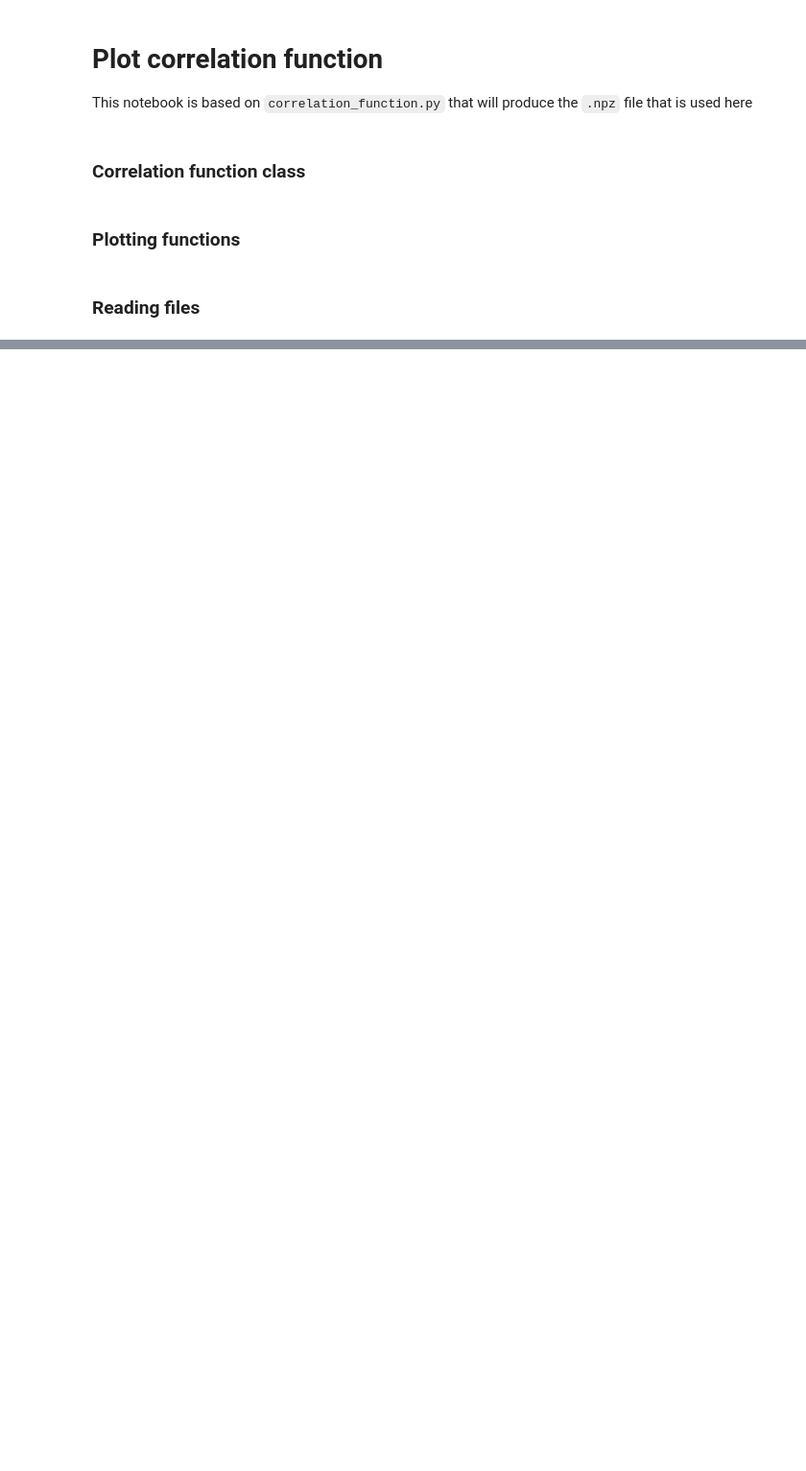
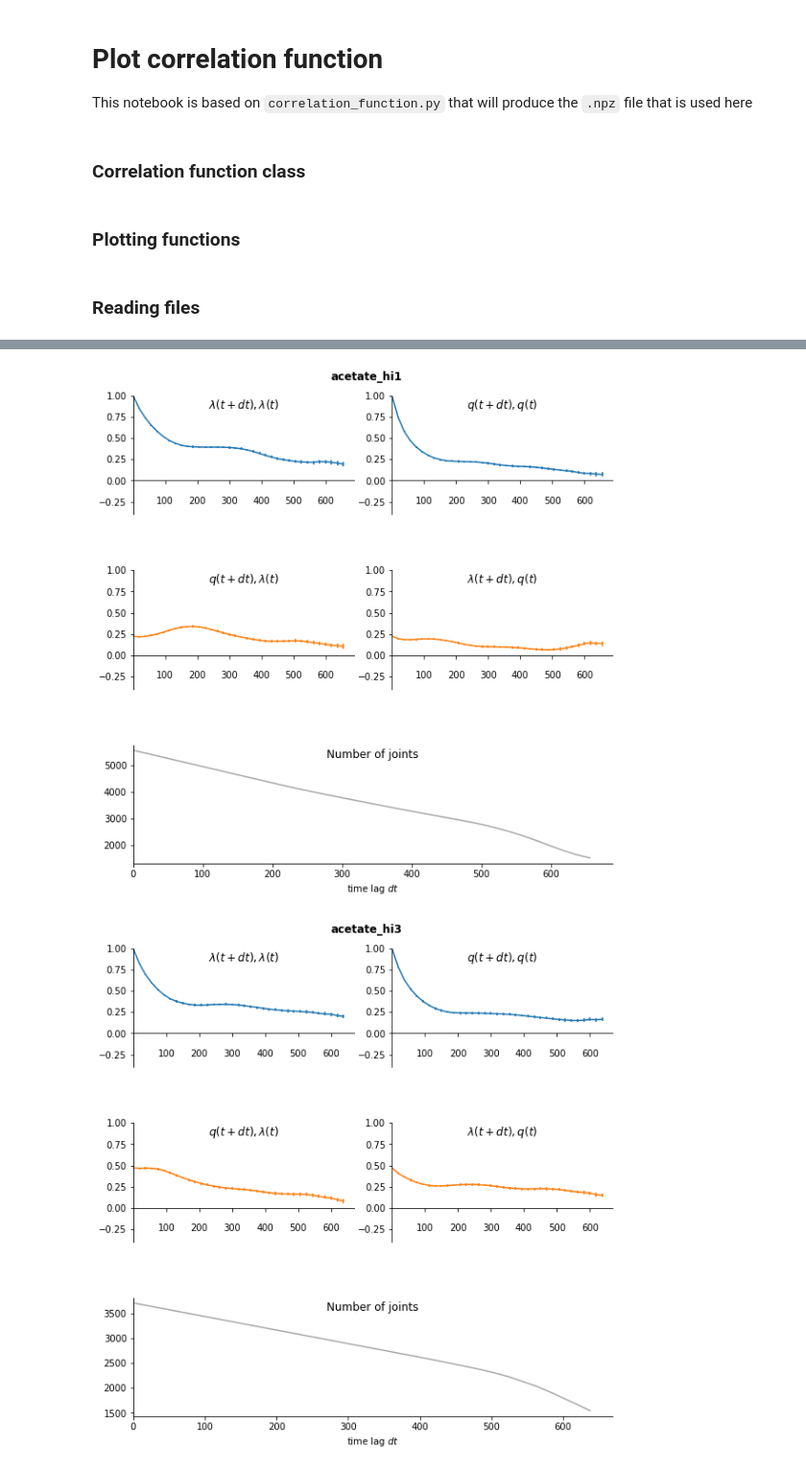
Before and after one commit to bjks/gfp_gaussian_process, a Jupyter notebook: python_src/plot_correlations_from_npz.ipynb, the cells around one changed output, grey strips where cells are left out. Shown at 96% size. Saved outputs shown, nothing was run; the diff lists cells and outputs as text; code cells hidden in the pictures; blank space fills up the shorter version.

```diff
--- a/python_src/plot_correlations_from_npz.ipynb
+++ b/python_src/plot_correlations_from_npz.ipynb
@@ -31,7 +31,7 @@ class Correlation_function:
         corr_naive = []
         corr_mle = []
         corr_mle_err = []
-        for c in copy.deepcopy(correlations):
+        for c in correlations:
             dt.append(c.dt)
             n.append(c.n)
 
@@ -40,12 +40,22 @@ class Correlation_function:
             corr_mle_err.append(c.corr_mle_err)
 
         # save as numpy arrays
-        self.dt = np.array(dt)
+        self.dt = np.array(dt).astype(float)
         self.n = np.array(n)
 
         self.corr_naive = np.stack(corr_naive, axis=2)
         self.corr_mle = np.stack(corr_mle, axis=2)
         self.corr_mle_err = np.stack(corr_mle_err, axis=2)
+
+    def filter_by_n(self, n=0):
+        filter = np.where(self.n>=n, True, False)
+
+        self.dt = self.dt[filter]
+        self.n = self.n[filter]
+        self.corr_naive = self.corr_naive[:, :, filter]
+
+        self.corr_mle = self.corr_mle[:, :, filter]
+        self.corr_mle_err = self.corr_mle_err[:, :, filter]
 
     def get_corr_naive(self, zi, zj):
         return self.corr_naive[self.mapping[zi], self.mapping[zj]]
@@ -58,8 +68,18 @@ class Correlation_function:
 # %% [markdown]
 ### Plotting functions
 # %%
-def plot_correlation_tiles(cf, gamma_lambda=None, gamma_q=None, xlim=[0, None], ylim=[-0.4, 1]):
+def plot_correlation_tiles(corr_func,
+                            gamma_lambda=None,
+                            gamma_q=None,
+                            plot_file=None,
+                            xlim=[0, None], ylim=[-0.4, 1],
+                            min_joint_number=0,
+                            title=None):
+
     fig, _ = plt.subplots(figsize=(8,8))
+
+    if title!=None:
+        fig.suptitle(title.replace('_', ' '), fontweight="bold")
 
     # ax0 = plt.subplot(321) # the figure has 3 row, 2 columns, and this plot is the first plot.
     # ax1 = plt.subplot(322, sharex=ax0, sharey=ax0)
@@ -98,7 +118,8 @@ def plot_correlation_tiles(cf, gamma_lambda=None, gamma_q=None, xlim=[0, None],
         ax.xaxis.get_major_ticks()[0].set_visible(False)
 
 
-
+    cf = copy.deepcopy(corr_func)
+    cf.filter_by_n(min_joint_number)
     ######### Actual plots #########
     # ll
     ax0.errorbar(cf.dt,
@@ -149,4 +170,11 @@ def plot_correlation_tiles(cf, gamma_lambda=None, gamma_q=None, xlim=[0, None],
         ax.set_xlim(xlim)
     for ax in [ax0, ax1, ax2, ax3]:
         ax.set_ylim(ylim)
+
+    fig.tight_layout(h_pad=4)
+    if plot_file != None:
+        print("Saved in", plot_file)
+        fig.savefig(plot_file, dpi=300, facecolor="white")
+    else:
+        plt.show()
 # %%
@@ -358,0 +462,7 @@ plot_correlation_tiles(corr_dict["acetate_rplN"], xlim=[0, 1500])
+# %%
+for k in corr_dict.keys():
+    if "acetate" in k:
+        plot_correlation_tiles(corr_dict[k], min_joint_number=1500, title=k)
+# %% [output]
+[figure, added]
+[figure, added]
```
Also changed, not shown: parts of 12 cells of this notebook, 1 other file.
